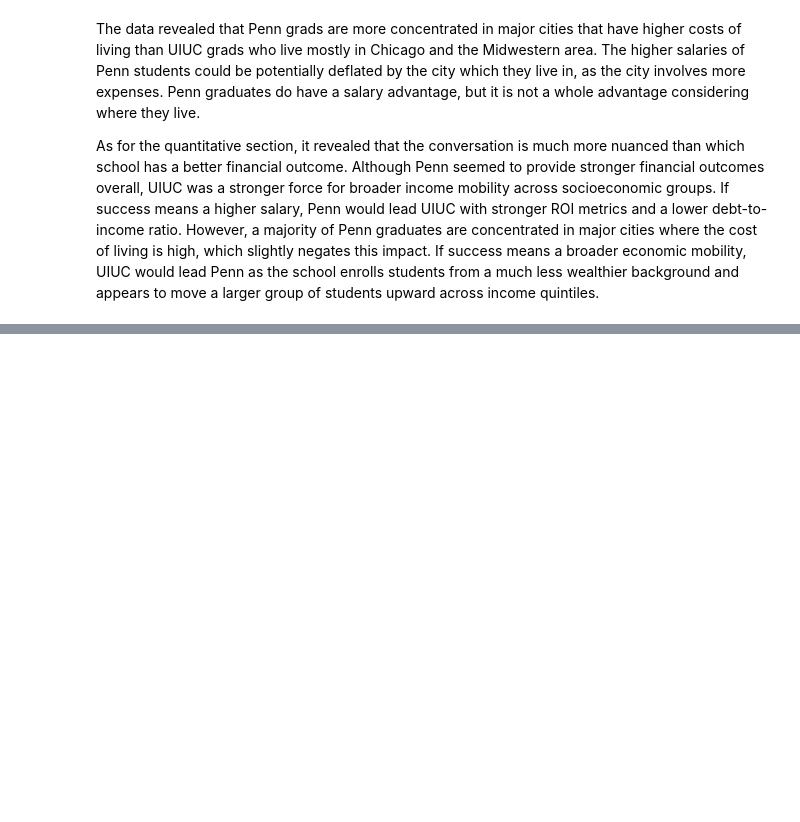
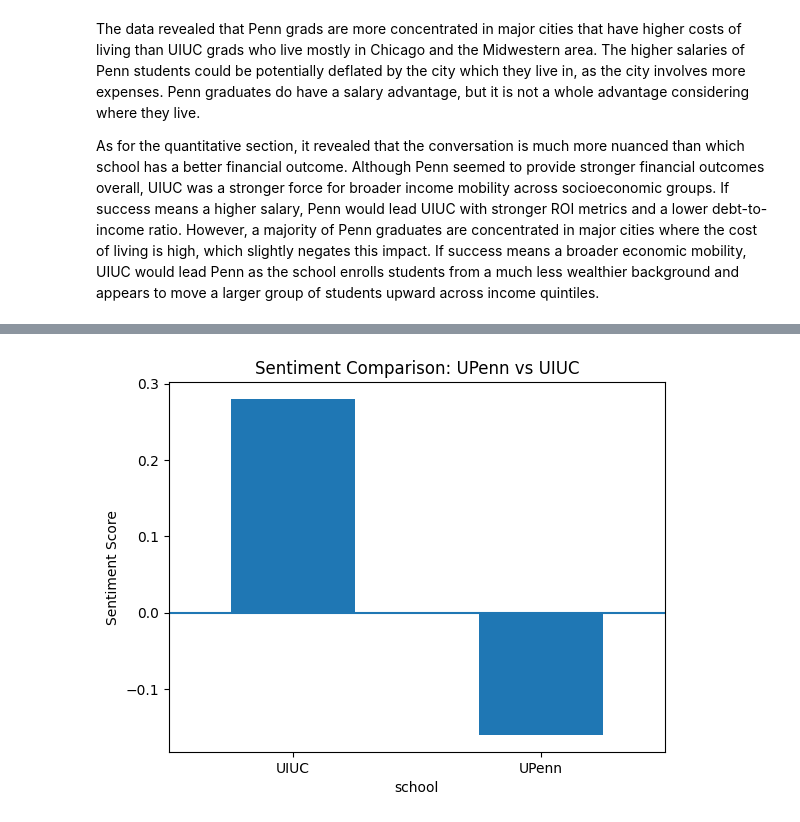
Before and after one commit to emch06/comm3180_G3_Data_Project, a Jupyter notebook: data_story_outputs/Final_Blog.ipynb, the cells around one changed output, grey strips where cells are left out. Saved outputs shown, nothing was run; the diff lists cells and outputs as text; code cells hidden in the pictures; blank space fills up the shorter version.

```diff
--- a/data_story_outputs/Final_Blog.ipynb
+++ b/data_story_outputs/Final_Blog.ipynb
@@ -237,0 +244,15 @@ As for the quantitative section, it revealed that the conversation is much more
+# %%
+sentiment_df = pd.read_csv('../data/raw/Overall_Data/upenn_uiuc_sentiments.csv')
+# %%
+sentiment = sentiment_df.groupby("school")["manual_sentiment_score"].mean()
+
+sentiment.plot(kind="bar")
+
+plt.axhline(0)
+plt.title("Sentiment Comparison: UPenn vs UIUC")
+plt.ylabel("Sentiment Score")
+plt.xticks(rotation=0)
+
+plt.show()
+# %% [output]
+[figure, added]
```
Also changed, not shown: parts of 3 cells of this notebook.
